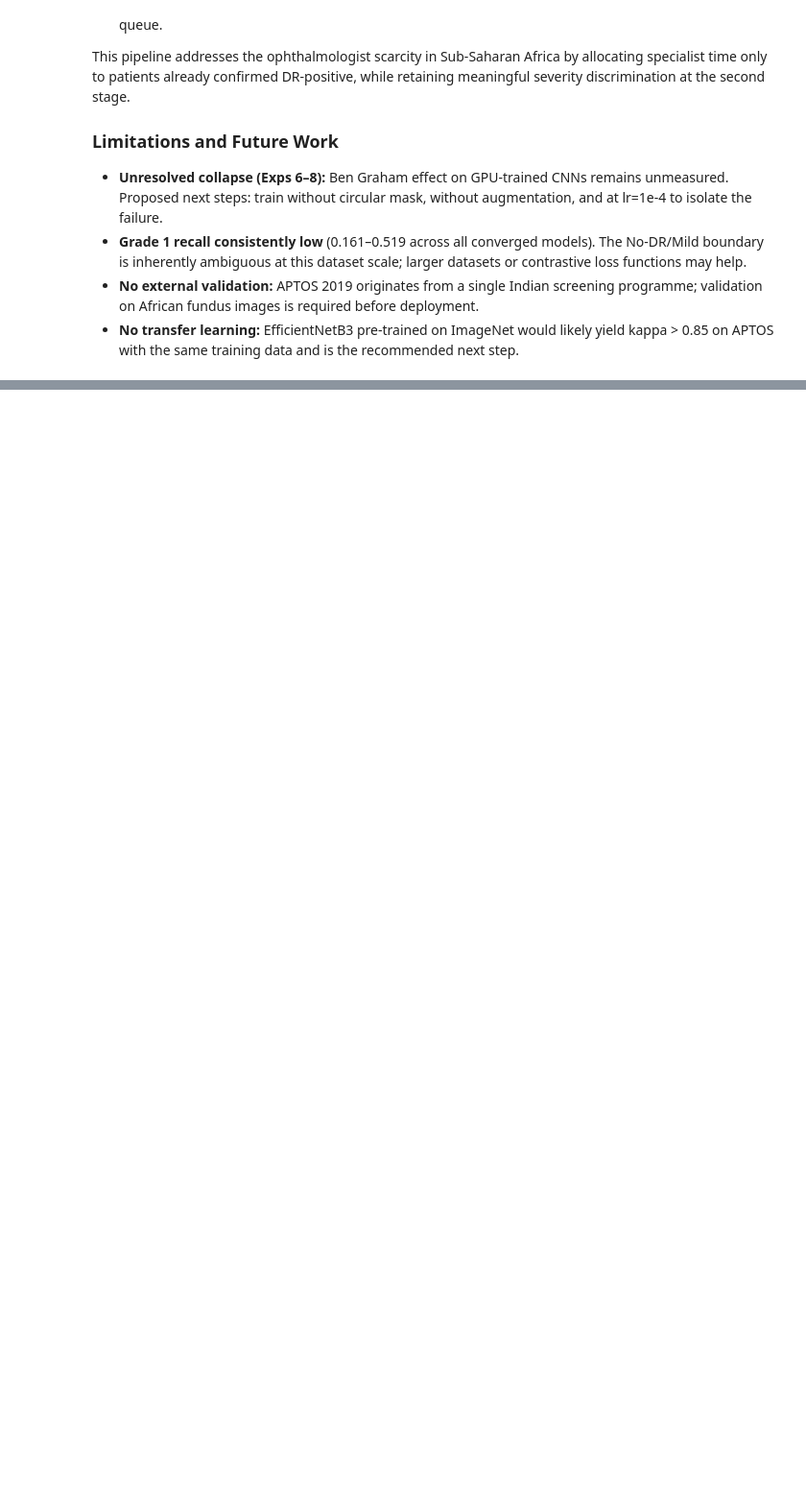
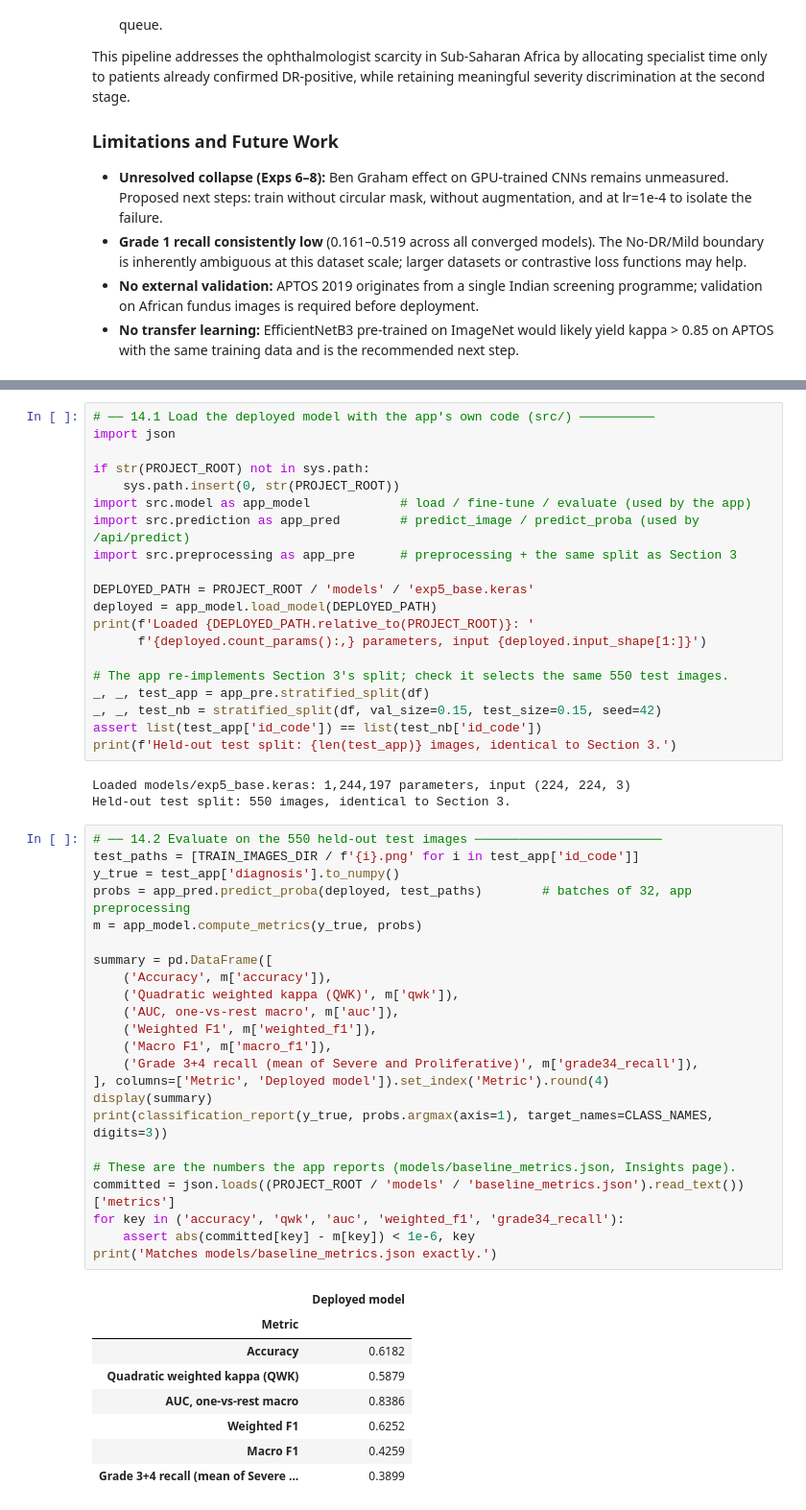
Before and after one commit to Hassan-Adelani-Luqman/dr-detection-mlops, a Jupyter notebook: notebook/diabetic_retinopathy_detection.ipynb, the cells around one changed output, grey strips where cells are left out. Shown at 96% size. Drawn from its saved outputs; the diff is of its cells as text; blank space fills up the shorter version.

```diff
--- a/notebook/diabetic_retinopathy_detection.ipynb
+++ b/notebook/diabetic_retinopathy_detection.ipynb
@@ -3269,0 +3300,55 @@ severity discrimination at the second stage.
+# %%
+# ── 14.1 Load the deployed model with the app's own code (src/) ──────────
+import json
+
+if str(PROJECT_ROOT) not in sys.path:
+    sys.path.insert(0, str(PROJECT_ROOT))
+import src.model as app_model            # load / fine-tune / evaluate (used by the app)
+import src.prediction as app_pred        # predict_image / predict_proba (used by /api/predict)
+import src.preprocessing as app_pre      # preprocessing + the same split as Section 3
+
+DEPLOYED_PATH = PROJECT_ROOT / 'models' / 'exp5_base.keras'
+deployed = app_model.load_model(DEPLOYED_PATH)
+print(f'Loaded {DEPLOYED_PATH.relative_to(PROJECT_ROOT)}: '
+      f'{deployed.count_params():,} parameters, input {deployed.input_shape[1:]}')
+
+# The app re-implements Section 3's split; check it selects the same 550 test images.
+_, _, test_app = app_pre.stratified_split(df)
+_, _, test_nb = stratified_split(df, val_size=0.15, test_size=0.15, seed=42)
+assert list(test_app['id_code']) == list(test_nb['id_code'])
+print(f'Held-out test split: {len(test_app)} images, identical to Section 3.')
+# %% [output]
+Loaded models/exp5_base.keras: 1,244,197 parameters, input (224, 224, 3)
+Held-out test split: 550 images, identical to Section 3.
+# %%
+# ── 14.2 Evaluate on the 550 held-out test images ─────────────────────────
+test_paths = [TRAIN_IMAGES_DIR / f'{i}.png' for i in test_app['id_code']]
+y_true = test_app['diagnosis'].to_numpy()
+probs = app_pred.predict_proba(deployed, test_paths)        # batches of 32, app preprocessing
+m = app_model.compute_metrics(y_true, probs)
+
+summary = pd.DataFrame([
+    ('Accuracy', m['accuracy']),
+    ('Quadratic weighted kappa (QWK)', m['qwk']),
+    ('AUC, one-vs-rest macro', m['auc']),
+    ('Weighted F1', m['weighted_f1']),
+    ('Macro F1', m['macro_f1']),
+    ('Grade 3+4 recall (mean of Severe and Proliferative)', m['grade34_recall']),
+], columns=['Metric', 'Deployed model']).set_index('Metric').round(4)
+display(summary)
+print(classification_report(y_true, probs.argmax(axis=1), target_names=CLASS_NAMES, digits=3))
+
+# These are the numbers the app reports (models/baseline_metrics.json, Insights page).
+committed = json.loads((PROJECT_ROOT / 'models' / 'baseline_metrics.json').read_text())['metrics']
+for key in ('accuracy', 'qwk', 'auc', 'weighted_f1', 'grade34_recall'):
+    assert abs(committed[key] - m[key]) < 1e-6, key
+print('Matches models/baseline_metrics.json exactly.')
+# %% [output]
+|  | Deployed model |
+| Metric |  |
+| Accuracy | 0.6182 |
+| Quadratic weighted kappa (QWK) | 0.5879 |
+| AUC, one-vs-rest macro | 0.8386 |
+| Weighted F1 | 0.6252 |
+| Macro F1 | 0.4259 |
+| Grade 3+4 recall (mean of Severe ... | 0.3899 |
```
Also changed, not shown: parts of 11 cells of this notebook, 5 other files.
